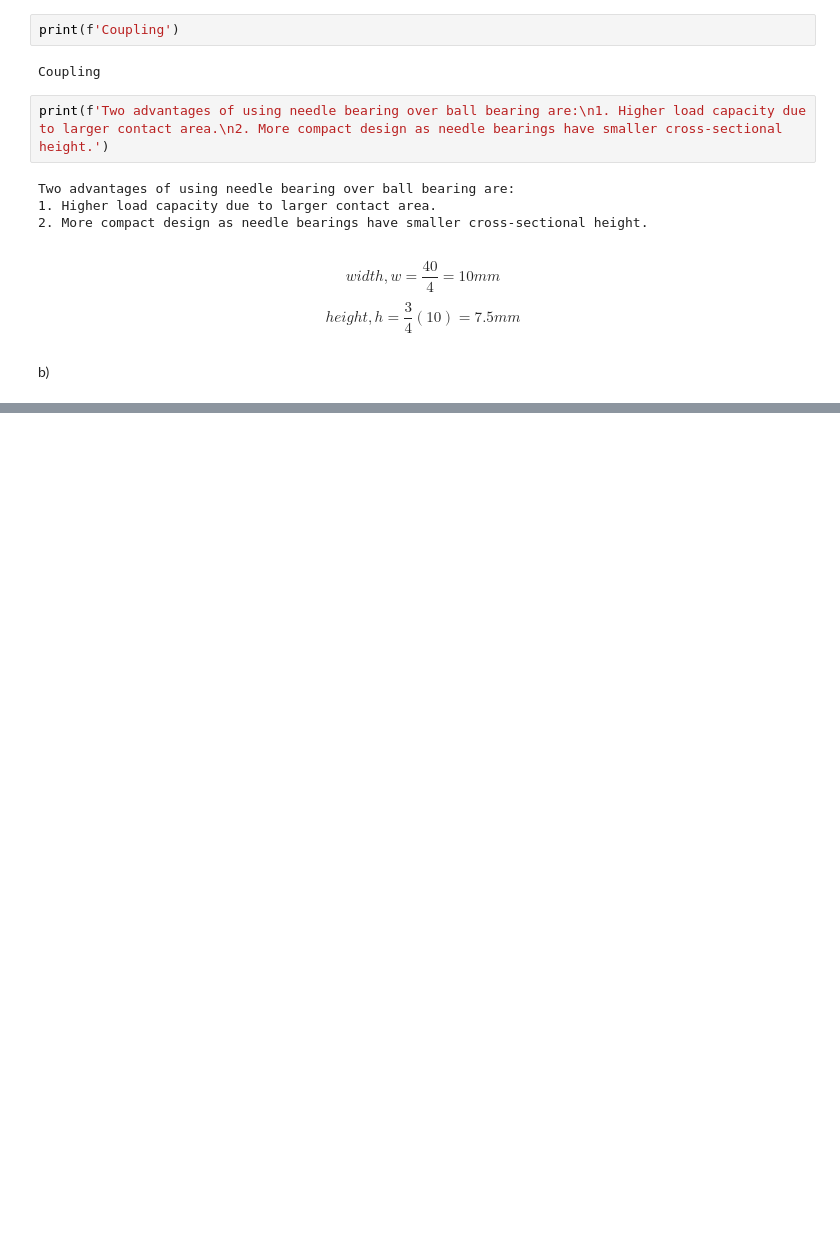
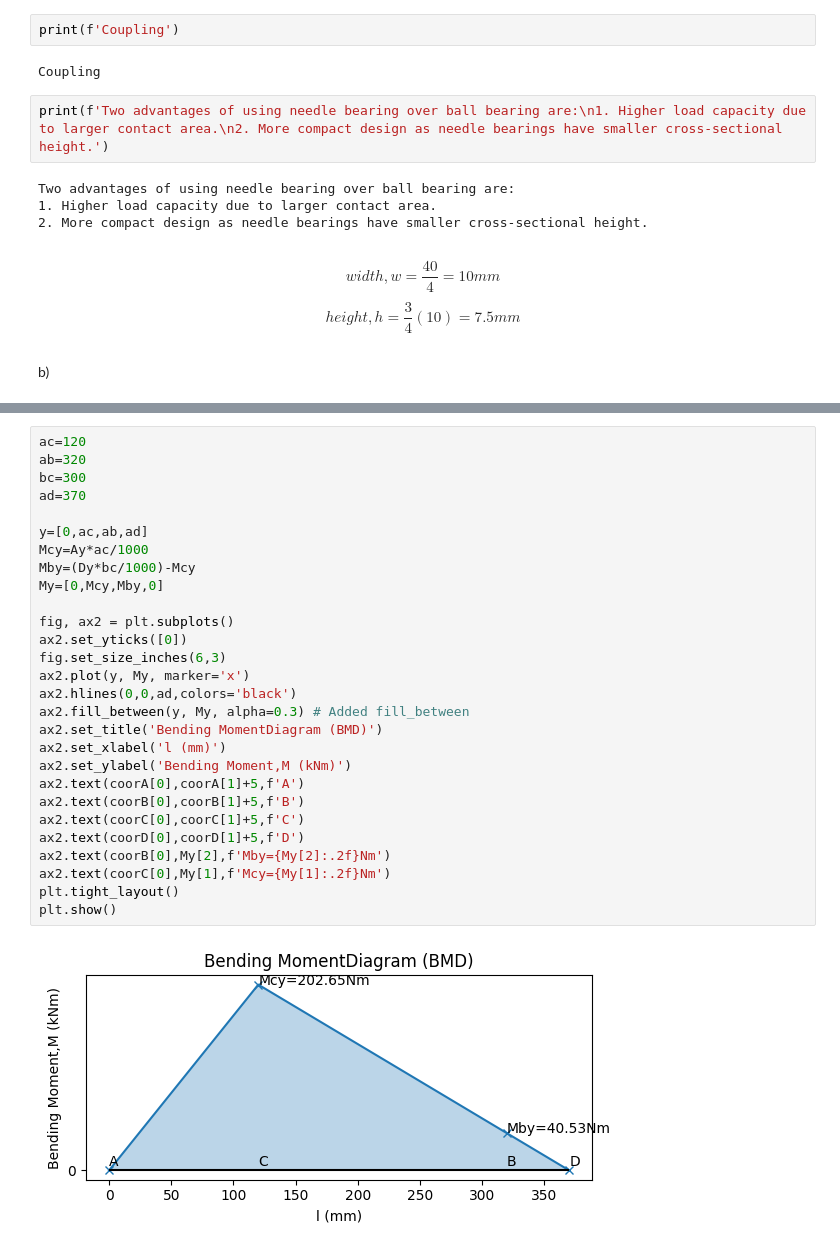
Before and after one commit to mechanical-design/design-examples, a Jupyter notebook: 20244/Q3.ipynb, the cells around one changed output, grey strips where cells are left out. Saved outputs shown, nothing was run; the diff lists cells and outputs as text; blank space fills up the shorter version.

```diff
--- a/20244/Q3.ipynb
+++ b/20244/Q3.ipynb
@@ -21,0 +149,30 @@ FOS=2
+# %%
+ac=120
+ab=320
+bc=300
+ad=370
+
+y=[0,ac,ab,ad]
+Mcy=Ay*ac/1000
+Mby=(Dy*bc/1000)-Mcy
+My=[0,Mcy,Mby,0]
+
+fig, ax2 = plt.subplots()
+ax2.set_yticks([0])
+fig.set_size_inches(6,3)
+ax2.plot(y, My, marker='x')
+ax2.hlines(0,0,ad,colors='black')
+ax2.fill_between(y, My, alpha=0.3) # Added fill_between
+ax2.set_title('Bending MomentDiagram (BMD)')
+ax2.set_xlabel('l (mm)')
+ax2.set_ylabel('Bending Moment,M (kNm)')
+ax2.text(coorA[0],coorA[1]+5,f'A')
+ax2.text(coorB[0],coorB[1]+5,f'B')
+ax2.text(coorC[0],coorC[1]+5,f'C')
+ax2.text(coorD[0],coorD[1]+5,f'D')
+ax2.text(coorB[0],My[2],f'Mby={My[2]:.2f}Nm')
+ax2.text(coorC[0],My[1],f'Mcy={My[1]:.2f}Nm')
+plt.tight_layout()
+plt.show()
+# %% [output]
+[figure, added]
```
Also changed, not shown: parts of 14 cells of this notebook.
